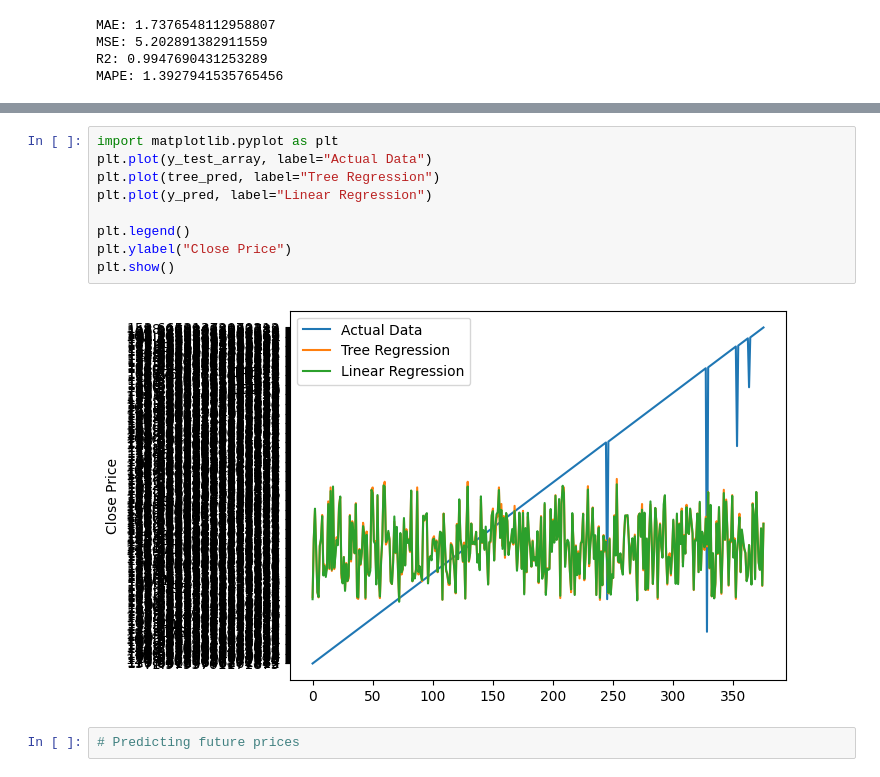
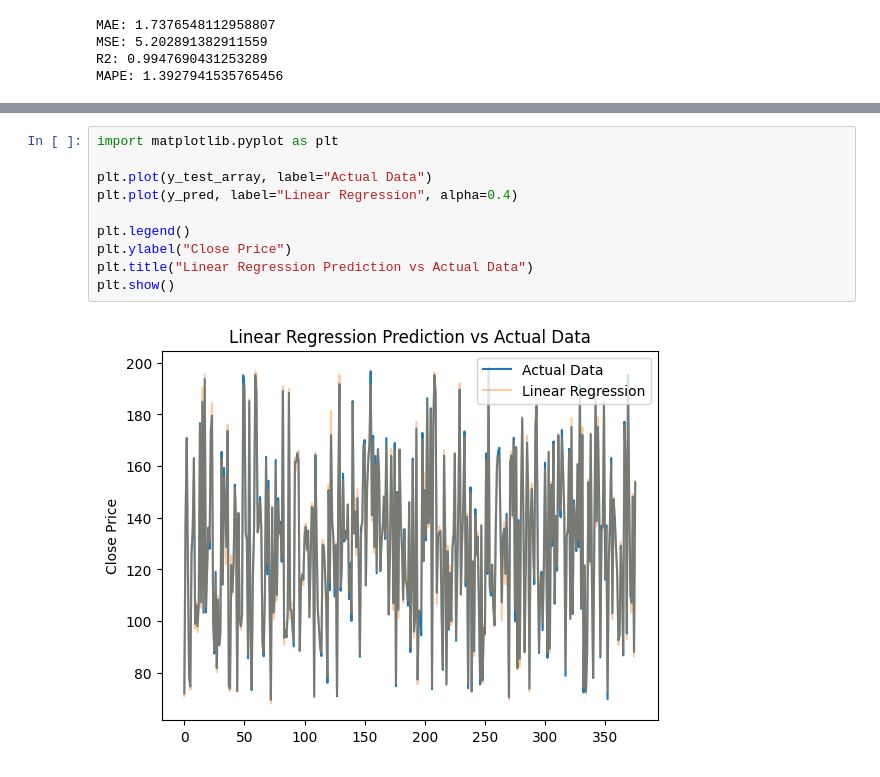
Before and after one commit to anakin-1181/DataScience-miniprojects, a Jupyter notebook: StockPricePrediction/stock_predict.ipynb, the cells around one changed output, grey strips where cells are left out. Cells and saved outputs as stored; diff of their text form.

Commit message:
Model Prediction Graphs

```diff
--- a/StockPricePrediction/stock_predict.ipynb
+++ b/StockPricePrediction/stock_predict.ipynb
@@ -222,13 +222,12 @@ MAPE: 1.9752081312472212
 # %%
 import matplotlib.pyplot as plt
+
 plt.plot(y_test_array, label="Actual Data")
-plt.plot(tree_pred, label="Tree Regression")
-plt.plot(y_pred, label="Linear Regression")
+plt.plot(y_pred, label="Linear Regression", alpha=0.4)
 
 plt.legend()
 plt.ylabel("Close Price")
+plt.title("Linear Regression Prediction vs Actual Data")
 plt.show()
 # %% [output]
-[figure, old version]
+[figure, new version]
-# %%
-# Predicting future prices
```
Also changed, not shown: parts of 2 cells of this notebook.
